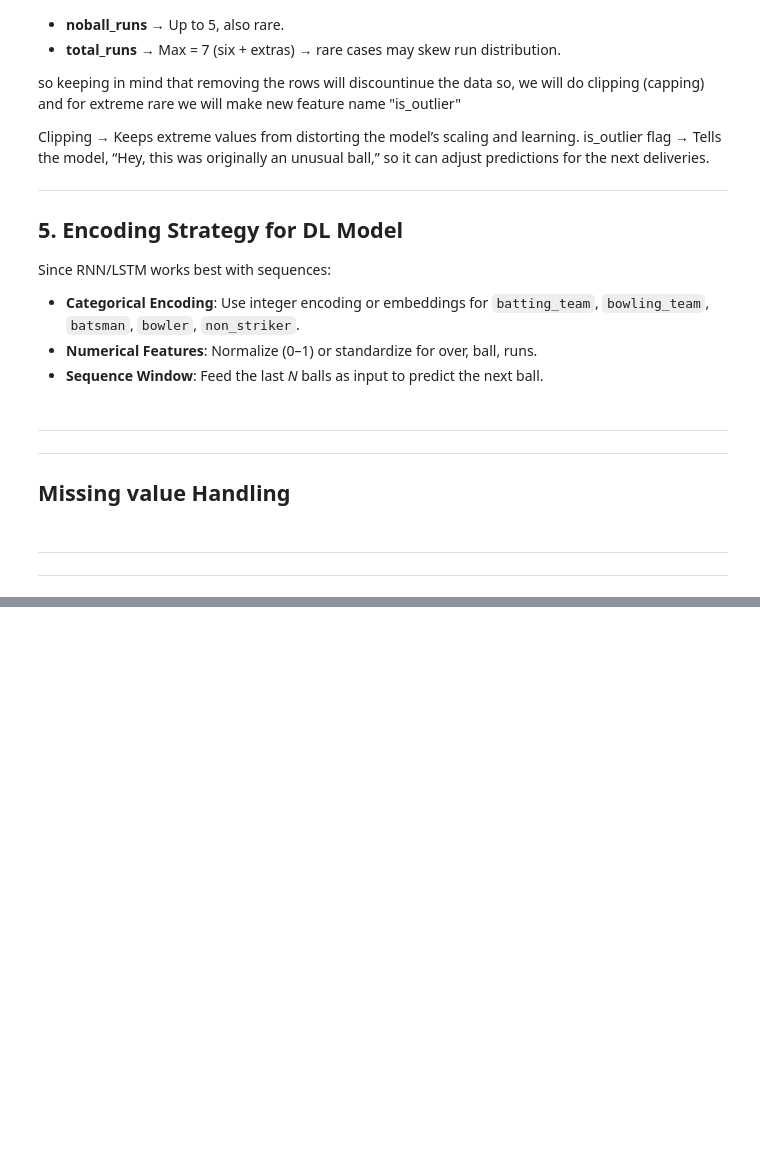
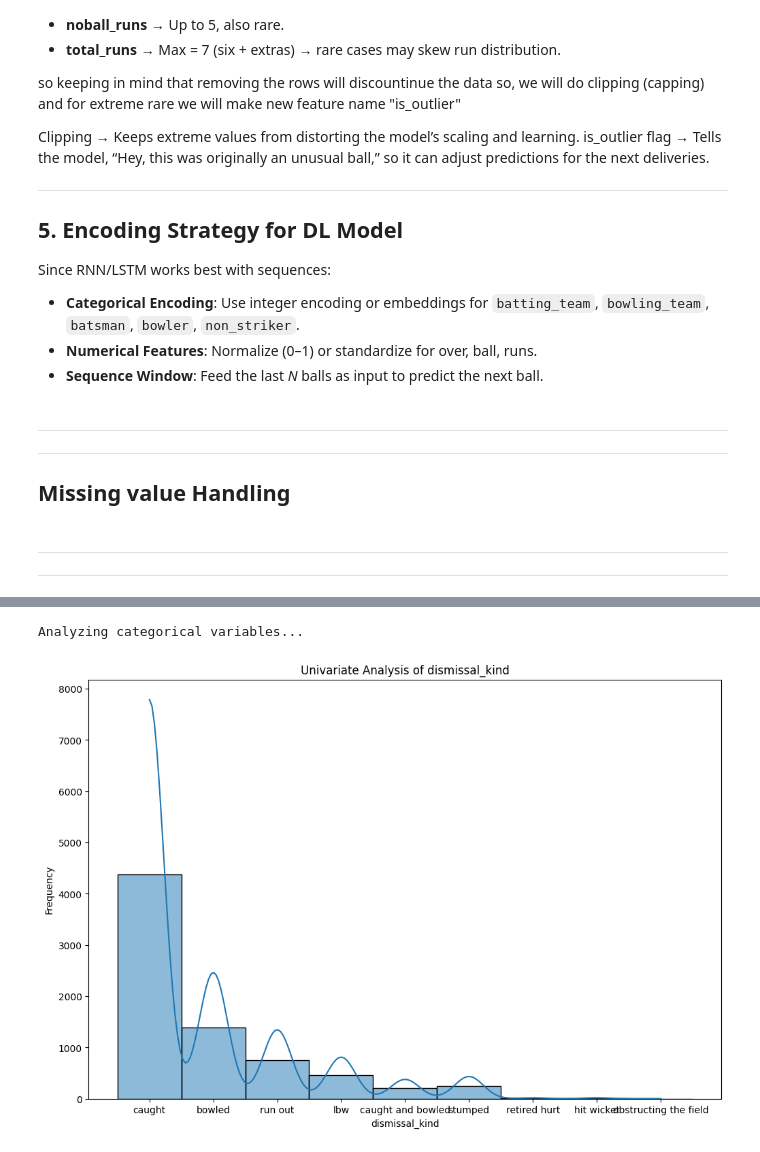
Before and after one commit to Harshalexe/ATP_Tennis_model, a Jupyter notebook: analysis/analysis_src/2008-2016(detailed).ipynb, the cells around one changed output, grey strips where cells are left out. Drawn from its saved outputs; the diff is of its cells as text; code cells hidden in the pictures; blank space fills up the shorter version.

```diff
--- a/analysis/analysis_src/2008-2016(detailed).ipynb
+++ b/analysis/analysis_src/2008-2016(detailed).ipynb
@@ -231,0 +347,5 @@ Missing value Handling
+# %%
+uni_analysis.execute_analysis(df,feature='dismissal_kind')
+# %% [output]
+Analyzing categorical variables...
+[figure, added]
```
Also changed, not shown: parts of 13 cells of this notebook, 1 other file.
